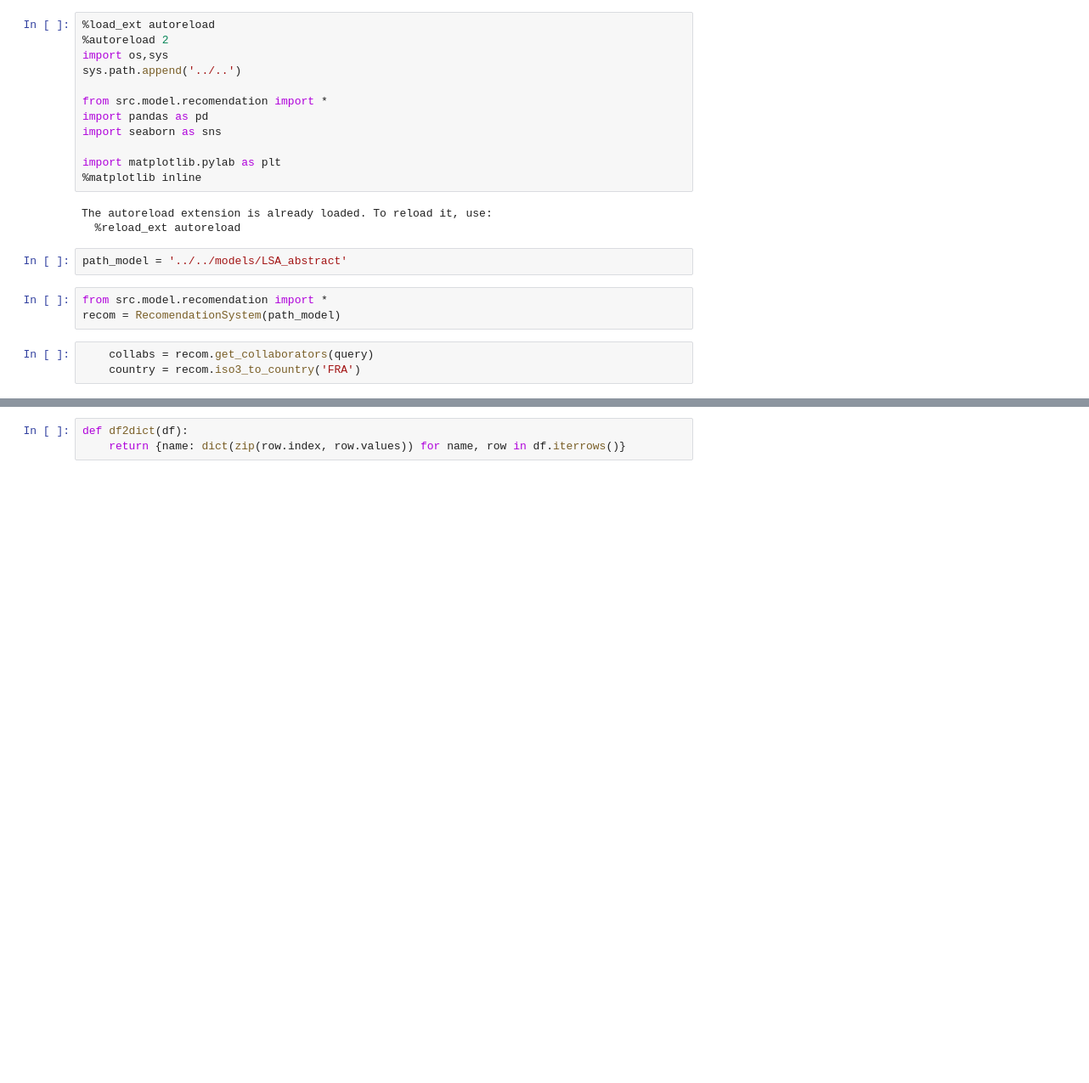
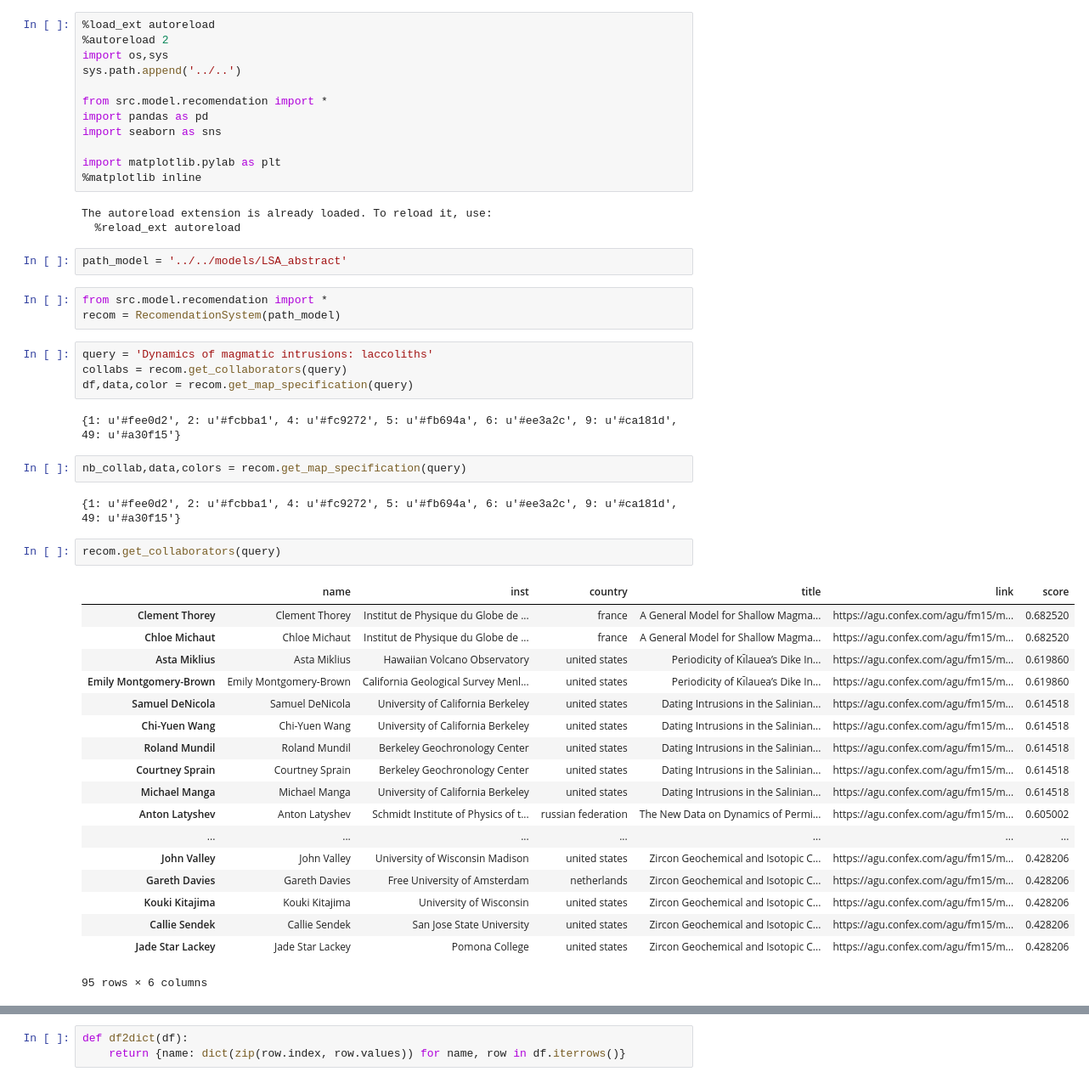
Before and after one commit to cthorey/geocolab, a Jupyter notebook: notebooks/exploratory/test.ipynb, the cells around one changed output, grey strips where cells are left out. Shown at 85% size. Drawn from its saved outputs; the diff is of its cells as text; blank space fills up the shorter version.

```diff
--- a/notebooks/exploratory/test.ipynb
+++ b/notebooks/exploratory/test.ipynb
@@ -18,6 +18,34 @@ path_model = '../../models/LSA_abstract'
 # %%
 from src.model.recomendation import *
 recom = RecomendationSystem(path_model)
-# %%
-    collabs = recom.get_collaborators(query)
-    country = recom.iso3_to_country('FRA')
+# %%
+query = 'Dynamics of magmatic intrusions: laccoliths'
+collabs = recom.get_collaborators(query)
+df,data,color = recom.get_map_specification(query)
+# %% [output]
+{1: u'#fee0d2', 2: u'#fcbba1', 4: u'#fc9272', 5: u'#fb694a', 6: u'#ee3a2c', 9: u'#ca181d', 49: u'#a30f15'}
+# %%
+nb_collab,data,colors = recom.get_map_specification(query)
+# %% [output]
+{1: u'#fee0d2', 2: u'#fcbba1', 4: u'#fc9272', 5: u'#fb694a', 6: u'#ee3a2c', 9: u'#ca181d', 49: u'#a30f15'}
+# %%
+recom.get_collaborators(query)
+# %% [output]
+|  | name | inst | country | title | link | score |
+| Clement Thorey | Clement Thorey | Institut de Physique du Globe de ... | france | A General Model for Shallow Magma... | https://agu.confex.com/agu/fm15/m... | 0.682520 |
+| Chloe Michaut | Chloe Michaut | Institut de Physique du Globe de ... | france | A General Model for Shallow Magma... | https://agu.confex.com/agu/fm15/m... | 0.682520 |
+| Asta Miklius | Asta Miklius | Hawaiian Volcano Observatory | united states | Periodicity of Kı̄lauea’s Dike In... | https://agu.confex.com/agu/fm15/m... | 0.619860 |
+| Emily Montgomery-Brown | Emily Montgomery-Brown | California Geological Survey Menl... | united states | Periodicity of Kı̄lauea’s Dike In... | https://agu.confex.com/agu/fm15/m... | 0.619860 |
+| Samuel DeNicola | Samuel DeNicola | University of California Berkeley | united states | Dating Intrusions in the Salinian... | https://agu.confex.com/agu/fm15/m... | 0.614518 |
+| Chi-Yuen Wang | Chi-Yuen Wang | University of California Berkeley | united states | Dating Intrusions in the Salinian... | https://agu.confex.com/agu/fm15/m... | 0.614518 |
+| Roland Mundil | Roland Mundil | Berkeley Geochronology Center | united states | Dating Intrusions in the Salinian... | https://agu.confex.com/agu/fm15/m... | 0.614518 |
+| Courtney Sprain | Courtney Sprain | Berkeley Geochronology Center | united states | Dating Intrusions in the Salinian... | https://agu.confex.com/agu/fm15/m... | 0.614518 |
+| Michael Manga | Michael Manga | University of California Berkeley | united states | Dating Intrusions in the Salinian... | https://agu.confex.com/agu/fm15/m... | 0.614518 |
+| Anton Latyshev | Anton Latyshev | Schmidt Institute of Physics of t... | russian federation | The New Data on Dynamics of Permi... | https://agu.confex.com/agu/fm15/m... | 0.605002 |
+| ... | ... | ... | ... | ... | ... | ... |
+| John Valley | John Valley | University of Wisconsin Madison | united states | Zircon Geochemical and Isotopic C... | https://agu.confex.com/agu/fm15/m... | 0.428206 |
+| Gareth Davies | Gareth Davies | Free University of Amsterdam | netherlands | Zircon Geochemical and Isotopic C... | https://agu.confex.com/agu/fm15/m... | 0.428206 |
+| Kouki Kitajima | Kouki Kitajima | University of Wisconsin | united states | Zircon Geochemical and Isotopic C... | https://agu.confex.com/agu/fm15/m... | 0.428206 |
+| Callie Sendek | Callie Sendek | San Jose State University | united states | Zircon Geochemical and Isotopic C... | https://agu.confex.com/agu/fm15/m... | 0.428206 |
+| Jade Star Lackey | Jade Star Lackey | Pomona College | united states | Zircon Geochemical and Isotopic C... | https://agu.confex.com/agu/fm15/m... | 0.428206 |
+95 rows × 6 columns
```
Also changed, not shown: parts of 8 cells of this notebook, 6 other files.
